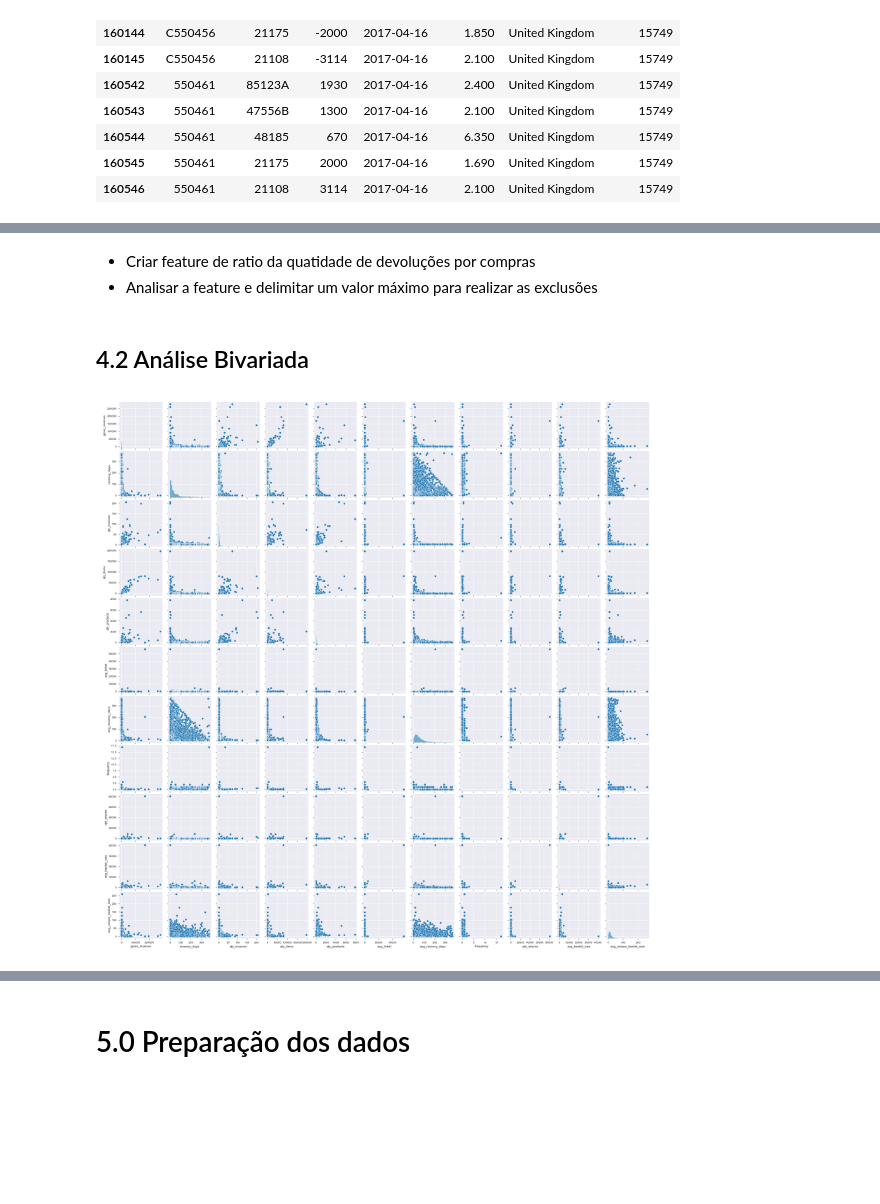
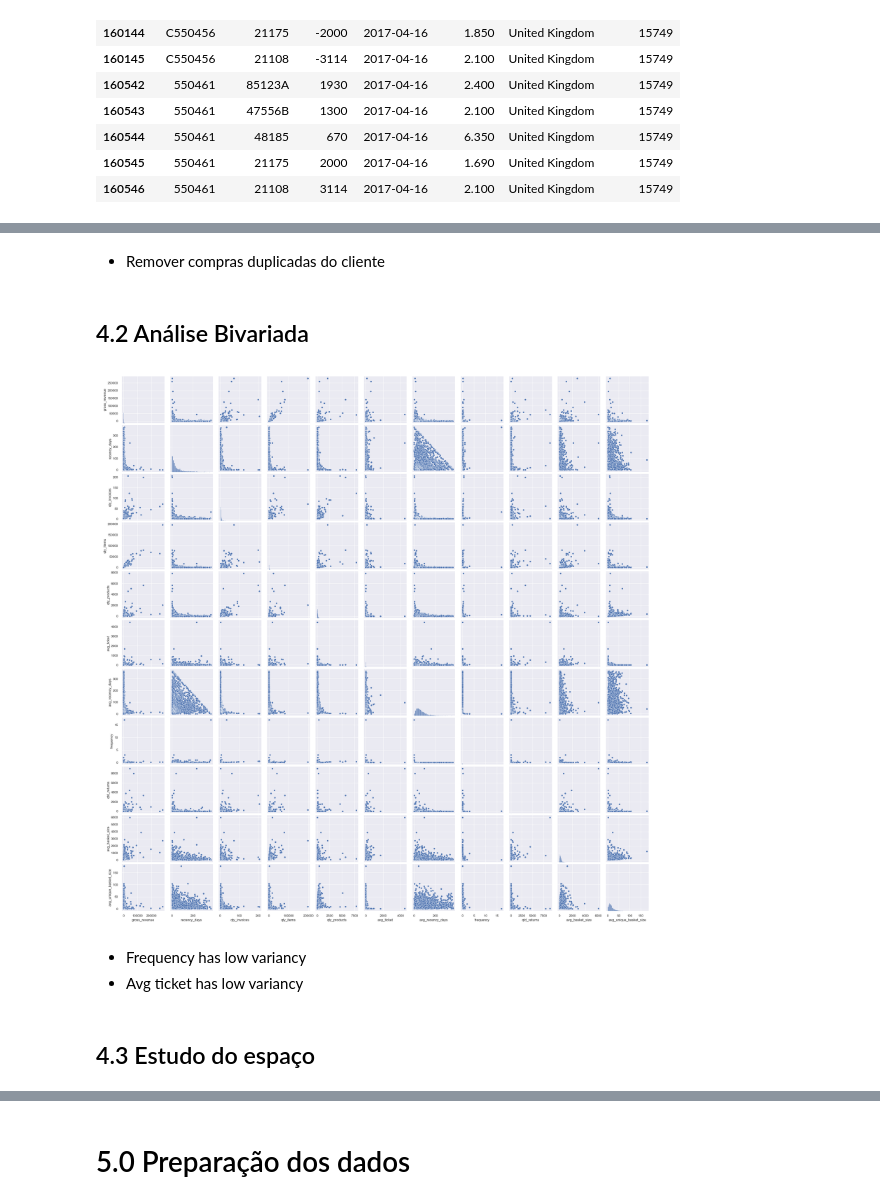
Before and after one commit to SamuelOliveirads/Insiders-Loyalty-Program, a Jupyter notebook: notebooks/c4.1-soaf-EDA.ipynb, the cells around one changed output, grey strips where cells are left out. Drawn from its saved outputs; the diff is of its cells as text; code cells hidden in the pictures; blank space fills up the shorter version.

```diff
--- a/notebooks/c4.1-soaf-EDA.ipynb
+++ b/notebooks/c4.1-soaf-EDA.ipynb
@@ -707,16 +729,20 @@ aux[aux['quantity'] >= 0].head(10)
-# %% [markdown]
-- Criar feature de ratio da quatidade de devoluções por compras
-- Analisar a feature e delimitar um valor máximo para realizar as exclusões
+# %% [markdown]
+- Remover compras duplicadas do cliente
 # %% [markdown]
 ## 4.2 Análise Bivariada
 # %%
 #cols = ['customer_id']
 #df42 = df4.drop(cols, axis=1)
 
 #plt.figure(figsize=(25,12))
 #sns.pairplot(df42);
-#plt.savefig('../reports/pairplot-c4.1.png')
+#plt.savefig('../reports/pairplot-c4.1_v2.png')
 
-Image('../reports/pairplot-c4.1.png')
+Image('../reports/pairplot-c4.1_v2.png')
 # %% [output]
-[figure, old version]
+[figure, new version]
+# %% [markdown]
+- Frequency has low variancy
+- Avg ticket has low variancy
+# %% [markdown]
+## 4.3 Estudo do espaço
```
Also changed, not shown: parts of 49 cells of this notebook, 6 other files.
